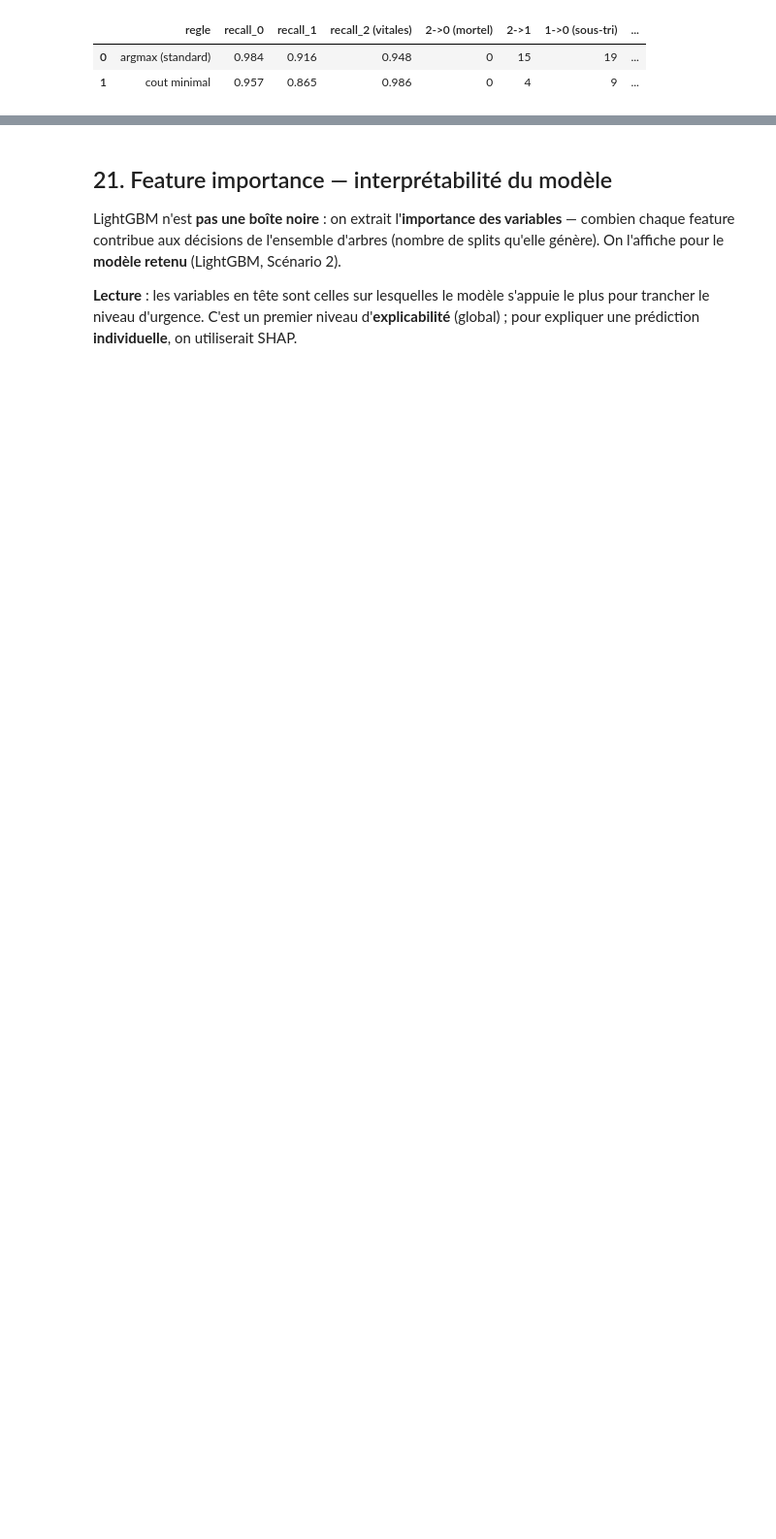
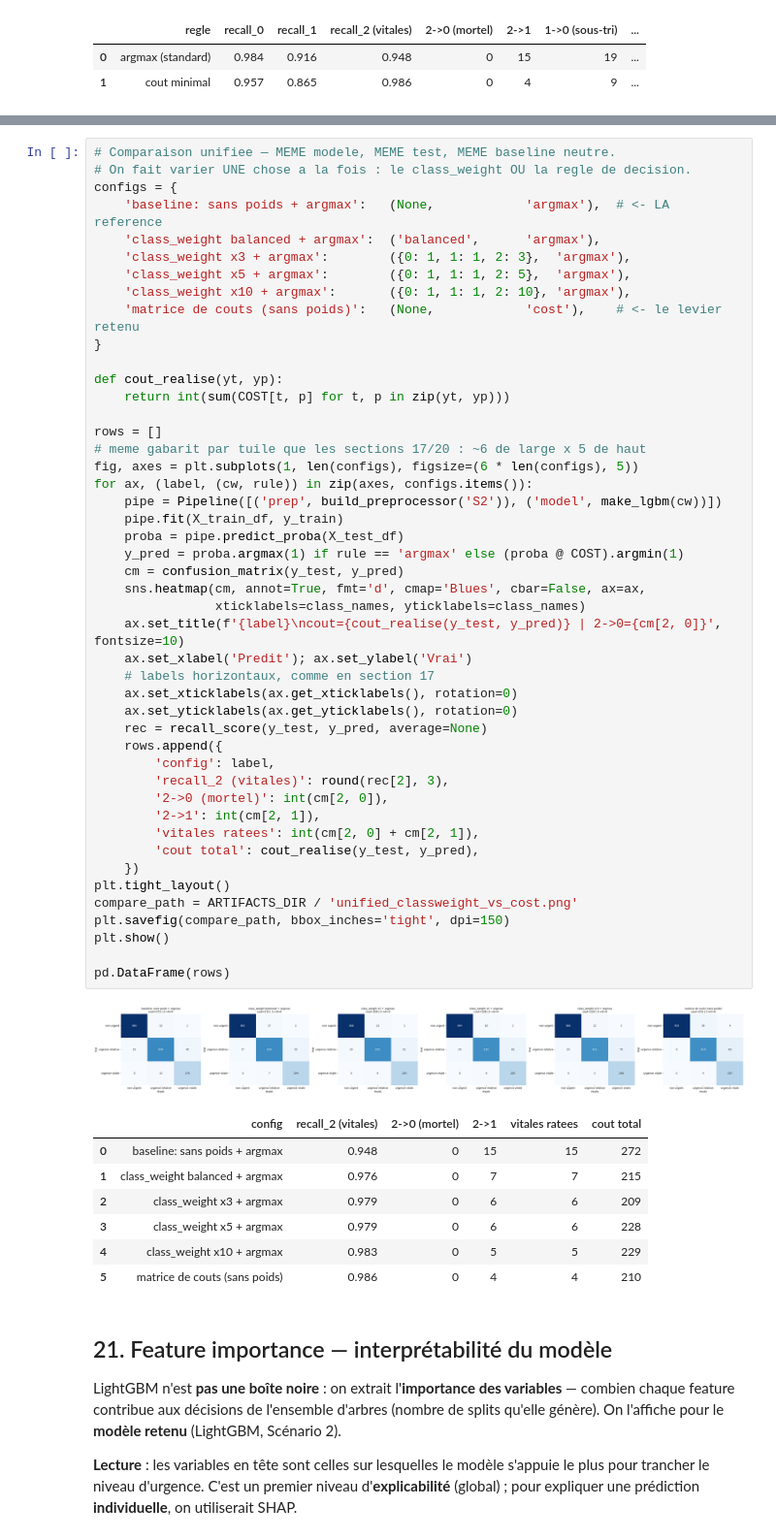
Before and after one commit to SebDominguez/diagnostic-ia, a Jupyter notebook: data-prep-pipeline.ipynb, the cells around one changed output, grey strips where cells are left out. Shown at 97% size. Cells and saved outputs as stored; diff of their text form; blank space fills up the shorter version.

```diff
--- a/data-prep-pipeline.ipynb
+++ b/data-prep-pipeline.ipynb
@@ -1393,3 +1399,58 @@ plt.show()
+# %%
+# Comparaison unifiee — MEME modele, MEME test, MEME baseline neutre.
+# On fait varier UNE chose a la fois : le class_weight OU la regle de decision.
+configs = {
+    'baseline: sans poids + argmax':   (None,            'argmax'),  # <- LA reference
+    'class_weight balanced + argmax':  ('balanced',      'argmax'),
+    'class_weight x3 + argmax':        ({0: 1, 1: 1, 2: 3},  'argmax'),
+    'class_weight x5 + argmax':        ({0: 1, 1: 1, 2: 5},  'argmax'),
+    'class_weight x10 + argmax':       ({0: 1, 1: 1, 2: 10}, 'argmax'),
+    'matrice de couts (sans poids)':   (None,            'cost'),    # <- le levier retenu
+}
+
+def cout_realise(yt, yp):
+    return int(sum(COST[t, p] for t, p in zip(yt, yp)))
+
+rows = []
+# meme gabarit par tuile que les sections 17/20 : ~6 de large x 5 de haut
+fig, axes = plt.subplots(1, len(configs), figsize=(6 * len(configs), 5))
+for ax, (label, (cw, rule)) in zip(axes, configs.items()):
+    pipe = Pipeline([('prep', build_preprocessor('S2')), ('model', make_lgbm(cw))])
+    pipe.fit(X_train_df, y_train)
+    proba = pipe.predict_proba(X_test_df)
+    y_pred = proba.argmax(1) if rule == 'argmax' else (proba @ COST).argmin(1)
+    cm = confusion_matrix(y_test, y_pred)
+    sns.heatmap(cm, annot=True, fmt='d', cmap='Blues', cbar=False, ax=ax,
+                xticklabels=class_names, yticklabels=class_names)
+    ax.set_title(f'{label}\ncout={cout_realise(y_test, y_pred)} | 2->0={cm[2, 0]}', fontsize=10)
+    ax.set_xlabel('Predit'); ax.set_ylabel('Vrai')
+    # labels horizontaux, comme en section 17
+    ax.set_xticklabels(ax.get_xticklabels(), rotation=0)
+    ax.set_yticklabels(ax.get_yticklabels(), rotation=0)
+    rec = recall_score(y_test, y_pred, average=None)
+    rows.append({
+        'config': label,
+        'recall_2 (vitales)': round(rec[2], 3),
+        '2->0 (mortel)': int(cm[2, 0]),
+        '2->1': int(cm[2, 1]),
+        'vitales ratees': int(cm[2, 0] + cm[2, 1]),
+        'cout total': cout_realise(y_test, y_pred),
+    })
+plt.tight_layout()
+compare_path = ARTIFACTS_DIR / 'unified_classweight_vs_cost.png'
+plt.savefig(compare_path, bbox_inches='tight', dpi=150)
+plt.show()
+
+pd.DataFrame(rows)
+# %% [output]
+[figure, added]
+|  | config | recall_2 (vitales) | 2->0 (mortel) | 2->1 | vitales ratees | cout total |
+| 0 | baseline: sans poids + argmax | 0.948 | 0 | 15 | 15 | 272 |
+| 1 | class_weight balanced + argmax | 0.976 | 0 | 7 | 7 | 215 |
+| 2 | class_weight x3 + argmax | 0.979 | 0 | 6 | 6 | 209 |
+| 3 | class_weight x5 + argmax | 0.979 | 0 | 6 | 6 | 228 |
+| 4 | class_weight x10 + argmax | 0.983 | 0 | 5 | 5 | 229 |
+| 5 | matrice de couts (sans poids) | 0.986 | 0 | 4 | 4 | 210 |
 # %% [markdown]
 ## 21. Feature importance — interprétabilité du modèle
 
```
Also changed, not shown: parts of 5 cells of this notebook, 1 other file.
